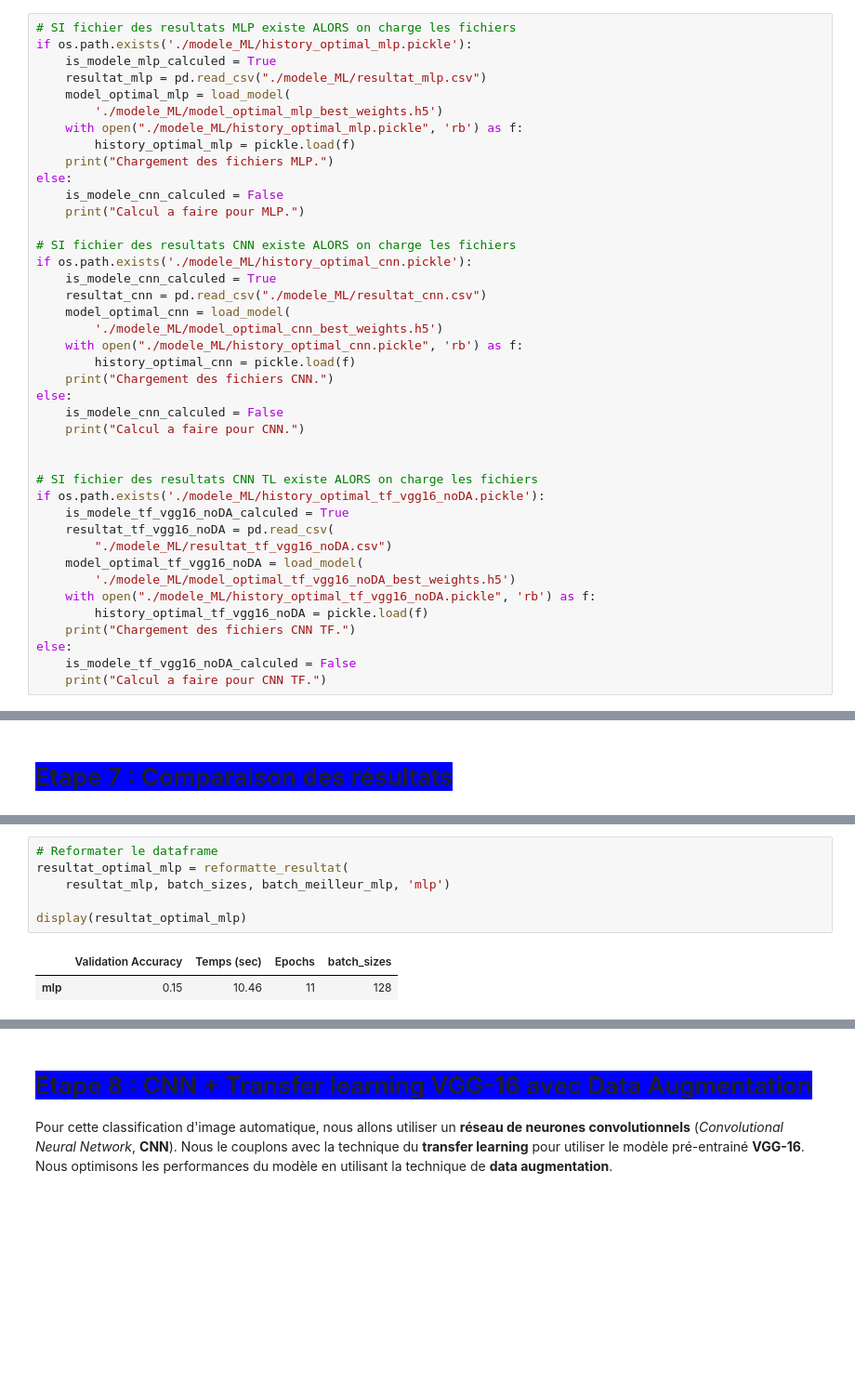
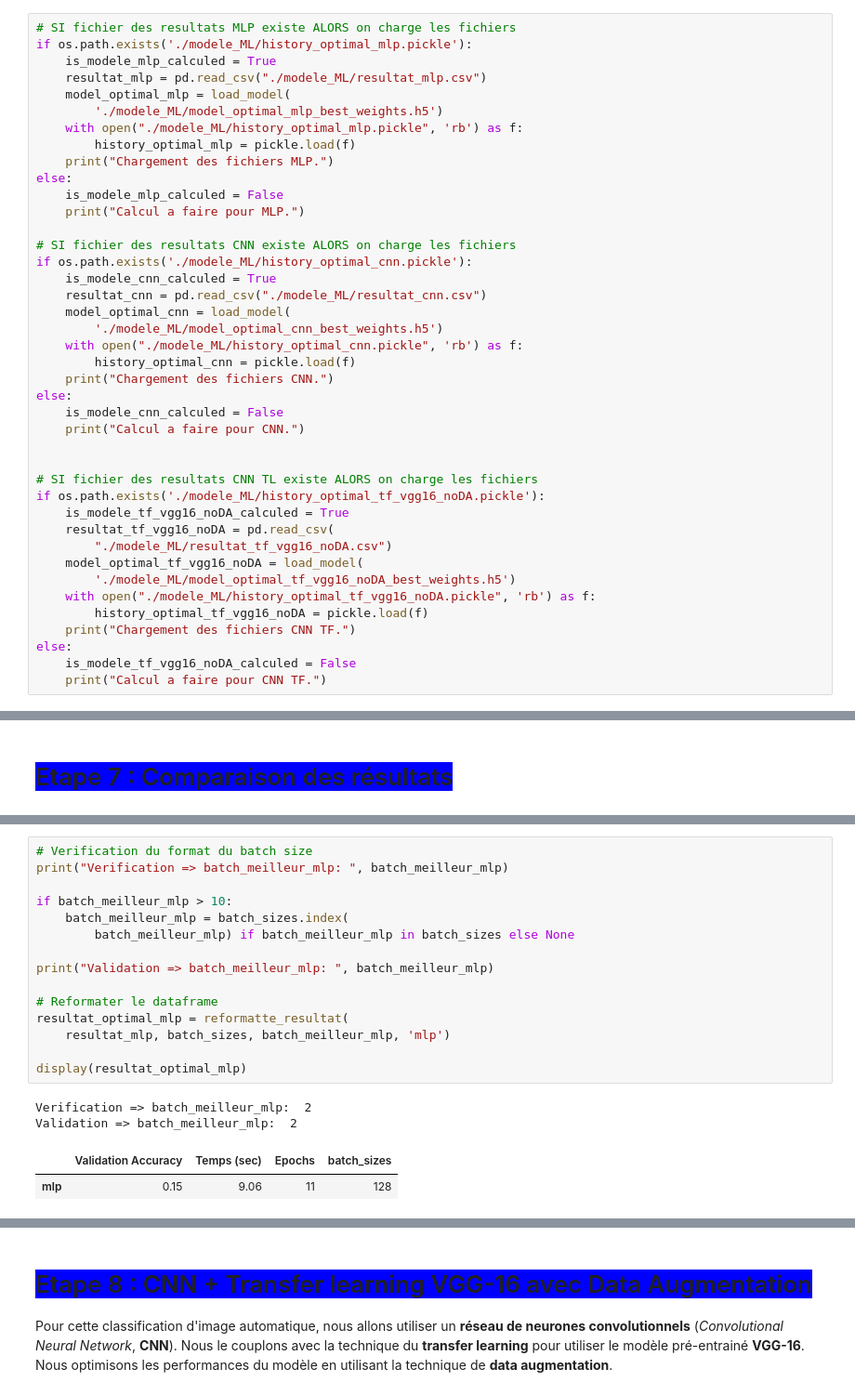
Before and after one commit to pierrickBERTHE/PB6-Classification_automatique_de_produits, a Jupyter notebook: berthe_pierrick_3_notebook_classification_122023.ipynb, the cells around one changed output, grey strips where cells are left out. Shown at 93% size. Saved outputs shown, nothing was run; the diff lists cells and outputs as text; blank space fills up the shorter version.

```diff
--- a/berthe_pierrick_3_notebook_classification_122023.ipynb
+++ b/berthe_pierrick_3_notebook_classification_122023.ipynb
@@ -846,7 +860,7 @@ if os.path.exists('./modele_ML/history_optimal_mlp.pickle'):
         history_optimal_mlp = pickle.load(f)
     print("Chargement des fichiers MLP.")
 else:
-    is_modele_cnn_calculed = False
+    is_modele_mlp_calculed = False
     print("Calcul a faire pour MLP.")
 
 # SI fichier des resultats CNN existe ALORS on charge les fichiers
@@ -2052,10 +2175,21 @@ resultat_naif
 # %%
+# Verification du format du batch size
+print("Verification => batch_meilleur_mlp: ", batch_meilleur_mlp)
+
+if batch_meilleur_mlp > 10:
+    batch_meilleur_mlp = batch_sizes.index(
+        batch_meilleur_mlp) if batch_meilleur_mlp in batch_sizes else None
+
+print("Validation => batch_meilleur_mlp: ", batch_meilleur_mlp)
+
 # Reformater le dataframe
 resultat_optimal_mlp = reformatte_resultat(
     resultat_mlp, batch_sizes, batch_meilleur_mlp, 'mlp')
 
 display(resultat_optimal_mlp)
 # %% [output]
+Verification => batch_meilleur_mlp:  2
+Validation => batch_meilleur_mlp:  2
 |  | Validation Accuracy | Temps (sec) | Epochs | batch_sizes |
-| mlp | 0.15 | 10.46 | 11 | 128 |
+| mlp | 0.15 | 9.06 | 11 | 128 |
 # %%
```
Also changed, not shown: parts of 36 cells of this notebook.
